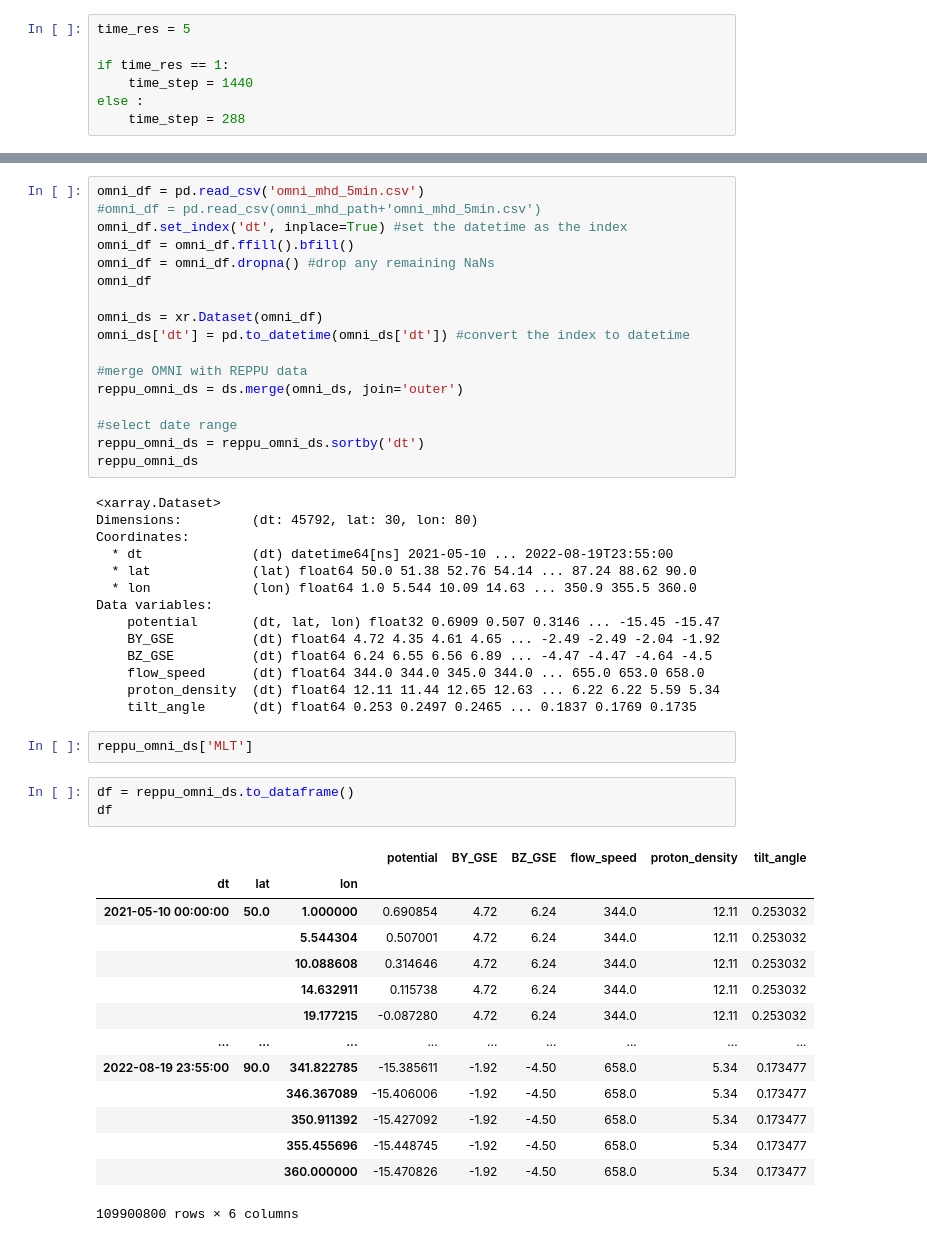
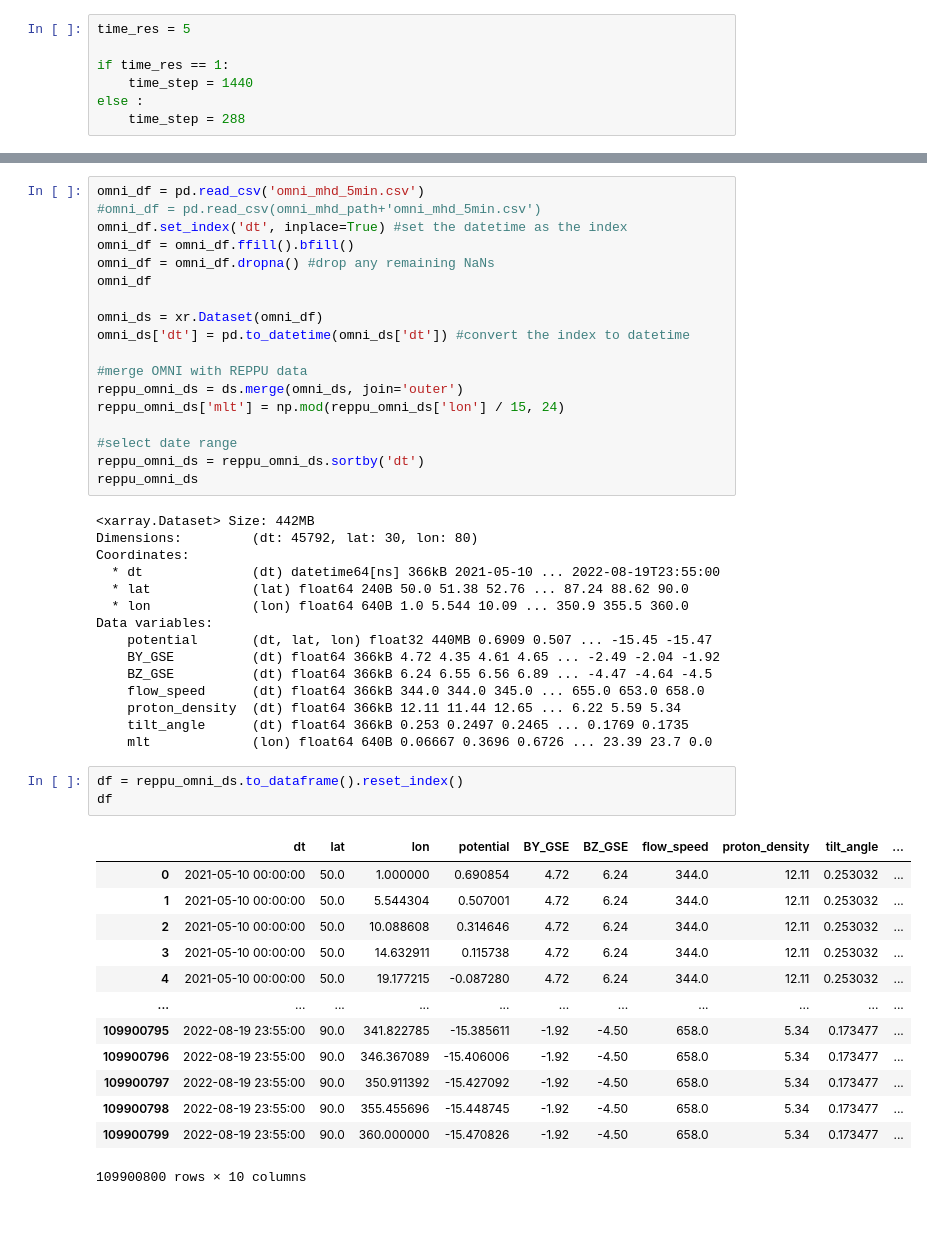
Before and after one commit to reddy-sachin/REPPU-ESN2, a Jupyter notebook: MLP/mlp.ipynb, the cells around one changed output, grey strips where cells are left out. Saved outputs shown, nothing was run; the diff lists cells and outputs as text; blank space fills up the shorter version.

```diff
--- a/MLP/mlp.ipynb
+++ b/MLP/mlp.ipynb
@@ -88,41 +88,40 @@ omni_ds['dt'] = pd.to_datetime(omni_ds['dt']) #convert the index to datetime
 
 #merge OMNI with REPPU data
 reppu_omni_ds = ds.merge(omni_ds, join='outer')
+reppu_omni_ds['mlt'] = np.mod(reppu_omni_ds['lon'] / 15, 24)
 
 #select date range
 reppu_omni_ds = reppu_omni_ds.sortby('dt')
 reppu_omni_ds
 # %% [output]
-<xarray.Dataset>
+<xarray.Dataset> Size: 442MB
 Dimensions:         (dt: 45792, lat: 30, lon: 80)
 Coordinates:
-  * dt              (dt) datetime64[ns] 2021-05-10 ... 2022-08-19T23:55:00
-  * lat             (lat) float64 50.0 51.38 52.76 54.14 ... 87.24 88.62 90.0
-  * lon             (lon) float64 1.0 5.544 10.09 14.63 ... 350.9 355.5 360.0
+  * dt              (dt) datetime64[ns] 366kB 2021-05-10 ... 2022-08-19T23:55:00
+  * lat             (lat) float64 240B 50.0 51.38 52.76 ... 87.24 88.62 90.0
+  * lon             (lon) float64 640B 1.0 5.544 10.09 ... 350.9 355.5 360.0
 Data variables:
-    potential       (dt, lat, lon) float32 0.6909 0.507 0.3146 ... -15.45 -15.47
-    BY_GSE          (dt) float64 4.72 4.35 4.61 4.65 ... -2.49 -2.49 -2.04 -1.92
-    BZ_GSE          (dt) float64 6.24 6.55 6.56 6.89 ... -4.47 -4.47 -4.64 -4.5
-    flow_speed      (dt) float64 344.0 344.0 345.0 344.0 ... 655.0 653.0 658.0
-    proton_density  (dt) float64 12.11 11.44 12.65 12.63 ... 6.22 6.22 5.59 5.34
-    tilt_angle      (dt) float64 0.253 0.2497 0.2465 ... 0.1837 0.1769 0.1735
+    potential       (dt, lat, lon) float32 440MB 0.6909 0.507 ... -15.45 -15.47
+    BY_GSE          (dt) float64 366kB 4.72 4.35 4.61 4.65 ... -2.49 -2.04 -1.92
+    BZ_GSE          (dt) float64 366kB 6.24 6.55 6.56 6.89 ... -4.47 -4.64 -4.5
+    flow_speed      (dt) float64 366kB 344.0 344.0 345.0 ... 655.0 653.0 658.0
+    proton_density  (dt) float64 366kB 12.11 11.44 12.65 ... 6.22 5.59 5.34
+    tilt_angle      (dt) float64 366kB 0.253 0.2497 0.2465 ... 0.1769 0.1735
+    mlt             (lon) float64 640B 0.06667 0.3696 0.6726 ... 23.39 23.7 0.0
-# %%
-reppu_omni_ds['MLT']
 # %%
-df = reppu_omni_ds.to_dataframe()
+df = reppu_omni_ds.to_dataframe().reset_index()
 df
 # %% [output]
-|  |  |  | potential | BY_GSE | BZ_GSE | flow_speed | proton_density | tilt_angle |
-| dt | lat | lon |  |  |  |  |  |  |
-| 2021-05-10 00:00:00 | 50.0 | 1.000000 | 0.690854 | 4.72 | 6.24 | 344.0 | 12.11 | 0.253032 |
-|  |  | 5.544304 | 0.507001 | 4.72 | 6.24 | 344.0 | 12.11 | 0.253032 |
-|  |  | 10.088608 | 0.314646 | 4.72 | 6.24 | 344.0 | 12.11 | 0.253032 |
-|  |  | 14.632911 | 0.115738 | 4.72 | 6.24 | 344.0 | 12.11 | 0.253032 |
-|  |  | 19.177215 | -0.087280 | 4.72 | 6.24 | 344.0 | 12.11 | 0.253032 |
-| ... | ... | ... | ... | ... | ... | ... | ... | ... |
-| 2022-08-19 23:55:00 | 90.0 | 341.822785 | -15.385611 | -1.92 | -4.50 | 658.0 | 5.34 | 0.173477 |
-|  |  | 346.367089 | -15.406006 | -1.92 | -4.50 | 658.0 | 5.34 | 0.173477 |
-|  |  | 350.911392 | -15.427092 | -1.92 | -4.50 | 658.0 | 5.34 | 0.173477 |
-|  |  | 355.455696 | -15.448745 | -1.92 | -4.50 | 658.0 | 5.34 | 0.173477 |
-|  |  | 360.000000 | -15.470826 | -1.92 | -4.50 | 658.0 | 5.34 | 0.173477 |
+|  | dt | lat | lon | potential | BY_GSE | BZ_GSE | flow_speed | proton_density | tilt_angle | ... |
+| 0 | 2021-05-10 00:00:00 | 50.0 | 1.000000 | 0.690854 | 4.72 | 6.24 | 344.0 | 12.11 | 0.253032 | ... |
+| 1 | 2021-05-10 00:00:00 | 50.0 | 5.544304 | 0.507001 | 4.72 | 6.24 | 344.0 | 12.11 | 0.253032 | ... |
+| 2 | 2021-05-10 00:00:00 | 50.0 | 10.088608 | 0.314646 | 4.72 | 6.24 | 344.0 | 12.11 | 0.253032 | ... |
+| 3 | 2021-05-10 00:00:00 | 50.0 | 14.632911 | 0.115738 | 4.72 | 6.24 | 344.0 | 12.11 | 0.253032 | ... |
+| 4 | 2021-05-10 00:00:00 | 50.0 | 19.177215 | -0.087280 | 4.72 | 6.24 | 344.0 | 12.11 | 0.253032 | ... |
+| ... | ... | ... | ... | ... | ... | ... | ... | ... | ... | ... |
+| 109900795 | 2022-08-19 23:55:00 | 90.0 | 341.822785 | -15.385611 | -1.92 | -4.50 | 658.0 | 5.34 | 0.173477 | ... |
+| 109900796 | 2022-08-19 23:55:00 | 90.0 | 346.367089 | -15.406006 | -1.92 | -4.50 | 658.0 | 5.34 | 0.173477 | ... |
+| 109900797 | 2022-08-19 23:55:00 | 90.0 | 350.911392 | -15.427092 | -1.92 | -4.50 | 658.0 | 5.34 | 0.173477 | ... |
+| 109900798 | 2022-08-19 23:55:00 | 90.0 | 355.455696 | -15.448745 | -1.92 | -4.50 | 658.0 | 5.34 | 0.173477 | ... |
+| 109900799 | 2022-08-19 23:55:00 | 90.0 | 360.000000 | -15.470826 | -1.92 | -4.50 | 658.0 | 5.34 | 0.173477 | ... |
-109900800 rows × 6 columns
+109900800 rows × 10 columns
```
Also changed, not shown: parts of 17 cells of this notebook, 6 other files.
